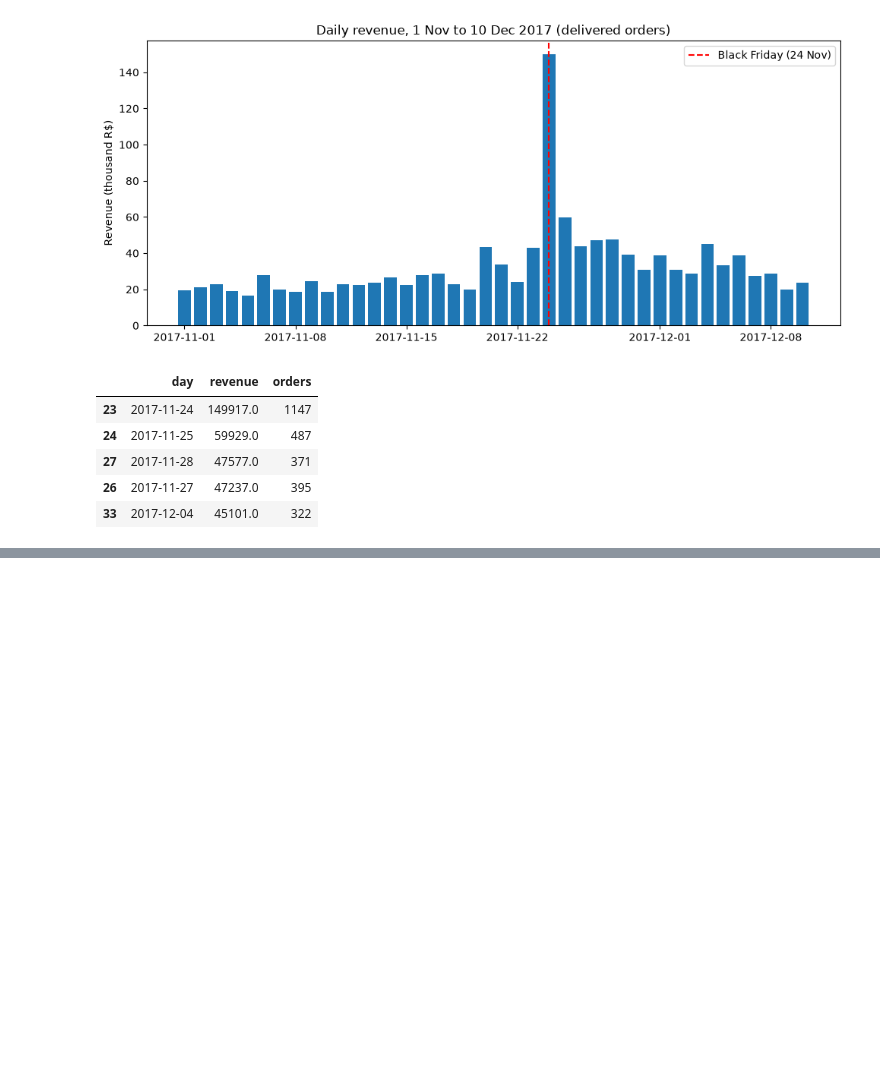
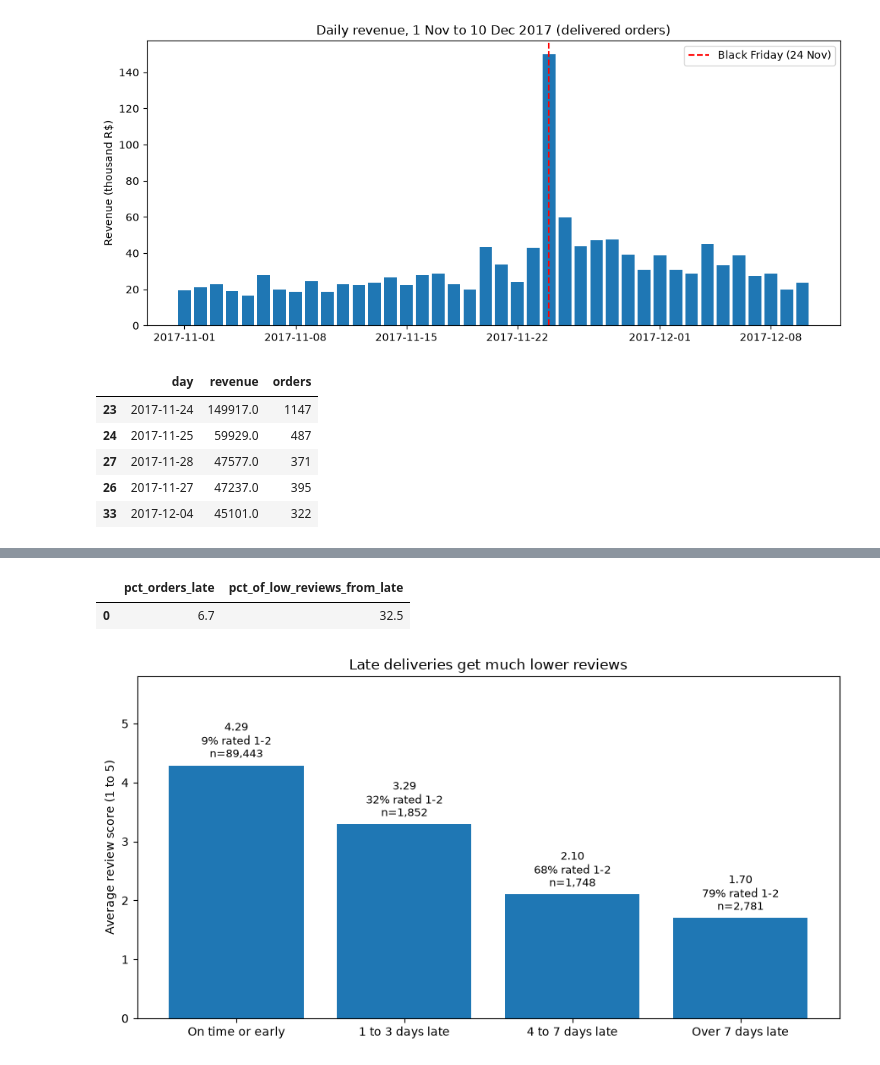
Before and after one commit to eQuaEnoo/olist-ecommerce-analysis, a Jupyter notebook: notebooks/01-explore.ipynb, the cells around one changed output, grey strips where cells are left out. Saved outputs shown, nothing was run; the diff lists cells and outputs as text; code cells hidden in the pictures; blank space fills up the shorter version.

Commit message:
Add delivery lateness vs reviews findings

```diff
--- a/notebooks/01-explore.ipynb
+++ b/notebooks/01-explore.ipynb
@@ -210,8 +217,6 @@ from pathlib import Path
 
 import matplotlib.pyplot as plt
 import pandas as pd
-
-REPORTS = Path("C:/dev/projects/first-analysis/reports")
 
 # --- Monthly revenue (full months only) ---
 m = monthly.copy()
@@ -223,7 +228,7 @@ ax.plot(m["month"], m["revenue"] / 1e6, marker="o")
 ax.set_title("Monthly revenue, delivered orders (Jan 2017 to Aug 2018)")
 ax.set_ylabel("Revenue (million R$)")
 ax.grid(alpha=0.3)
-ax.annotate("Nov 2017 spike\n(likely Black Friday)",
+ax.annotate("Nov 2017 spike\n(Black Friday, 24 Nov)",
             xy=(pd.Timestamp("2017-11-01"), 0.988),
             xytext=(pd.Timestamp("2017-04-01"), 0.90),
             arrowprops={"arrowstyle": "->"})
@@ -288,0 +309,20 @@ daily.sort_values("revenue", ascending=False).head(5)
+# %%
+# Do late deliveries get worse reviews?
+by_bucket = con.execute("""
+    SELECT
+        CASE
+            WHEN d.days_vs_estimate <= 0 THEN '1. On time or early'
+            WHEN d.days_vs_estimate <= 3 THEN '2. 1 to 3 days late'
+            WHEN d.days_vs_estimate <= 7 THEN '3. 4 to 7 days late'
+            ELSE                              '4. Over 7 days late'
+        END AS lateness,
+        COUNT(*) AS orders,
+        ROUND(AVG(r.review_score), 2) AS avg_review_score,
+        ROUND(100 * AVG((r.review_score <= 2)::INT), 1) AS pct_low_scores
+    FROM delivered_orders d
+    JOIN reviews_clean r ON r.order_id = d.order_id
+    GROUP BY 1
+    ORDER BY 1
+""").df()
+
+by_bucket
@@ -288,0 +335,30 @@ daily.sort_values("revenue", ascending=False).head(5)
+# %%
+con.execute("""
+    SELECT
+        ROUND(100.0 * AVG((d.days_vs_estimate > 0)::INT), 1) AS pct_orders_late,
+        ROUND(100.0 * SUM((d.days_vs_estimate > 0)::INT * (r.review_score <= 2)::INT)
+              / SUM((r.review_score <= 2)::INT), 1)          AS pct_of_low_reviews_from_late
+    FROM delivered_orders d
+    JOIN reviews_clean r ON r.order_id = d.order_id
+""").df()
+# %% [output]
+|  | pct_orders_late | pct_of_low_reviews_from_late |
+| 0 | 6.7 | 32.5 |
+# %%
+labels = by_bucket["lateness"].str[3:]   # strip the "1. " sort prefix
+
+fig, ax = plt.subplots(figsize=(9, 4.8))
+bars = ax.bar(labels, by_bucket["avg_review_score"])
+ax.set_ylim(0, 5.8)
+ax.set_yticks(range(0, 6))
+ax.set_ylabel("Average review score (1 to 5)")
+ax.set_title("Late deliveries get much lower reviews")
+for bar, n, low in zip(bars, by_bucket["orders"], by_bucket["pct_low_scores"]):
+    ax.text(bar.get_x() + bar.get_width() / 2, bar.get_height() + 0.08,
+            f"{bar.get_height():.2f}\n{low:.0f}% rated 1-2\nn={n:,}",
+            ha="center", va="bottom", fontsize=9)
+plt.tight_layout()
+plt.savefig(REPORTS / "delivery_vs_reviews.png", dpi=150)
+plt.show()
+# %% [output]
+[figure, added]
```
Also changed, not shown: parts of 4 cells of this notebook, 3 other files.
